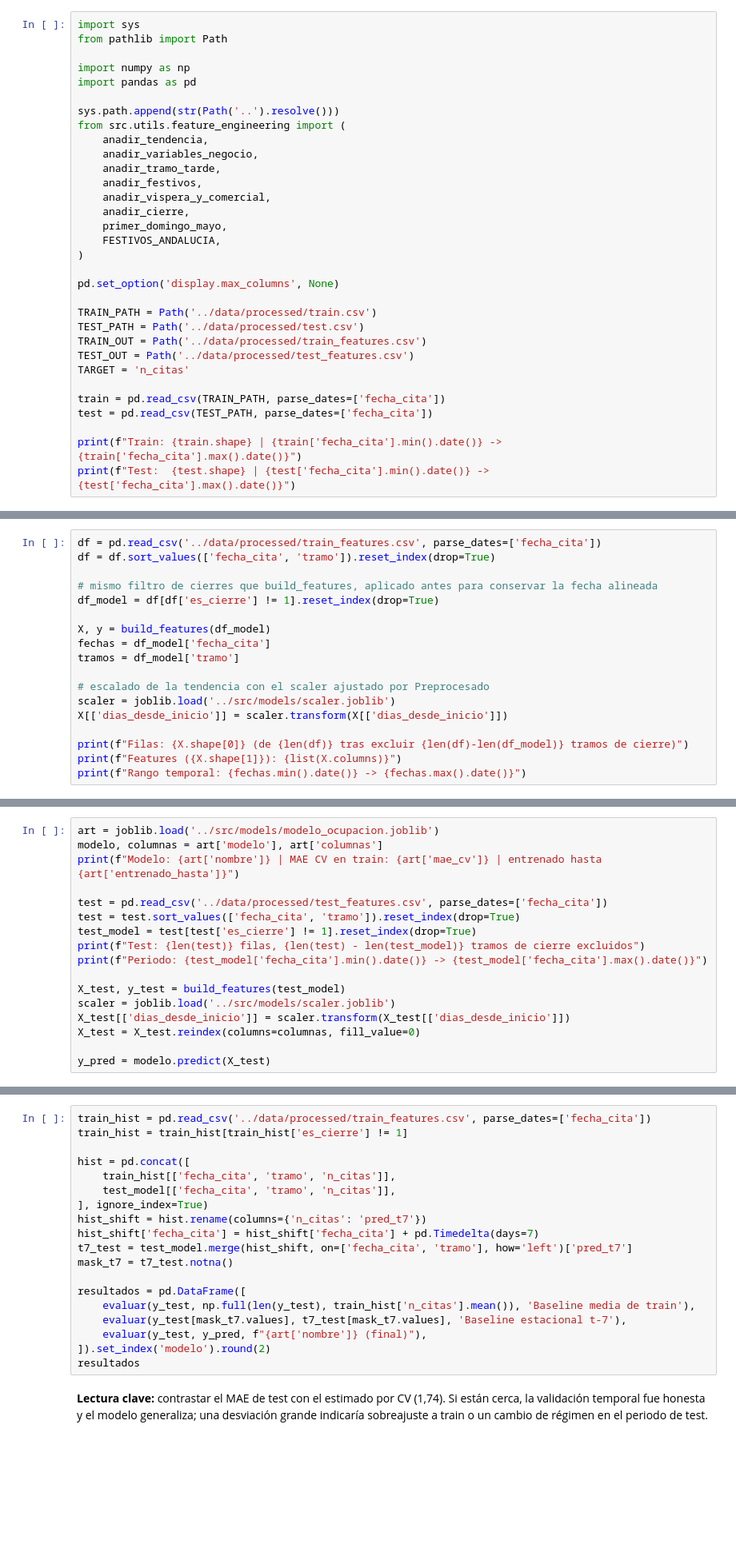
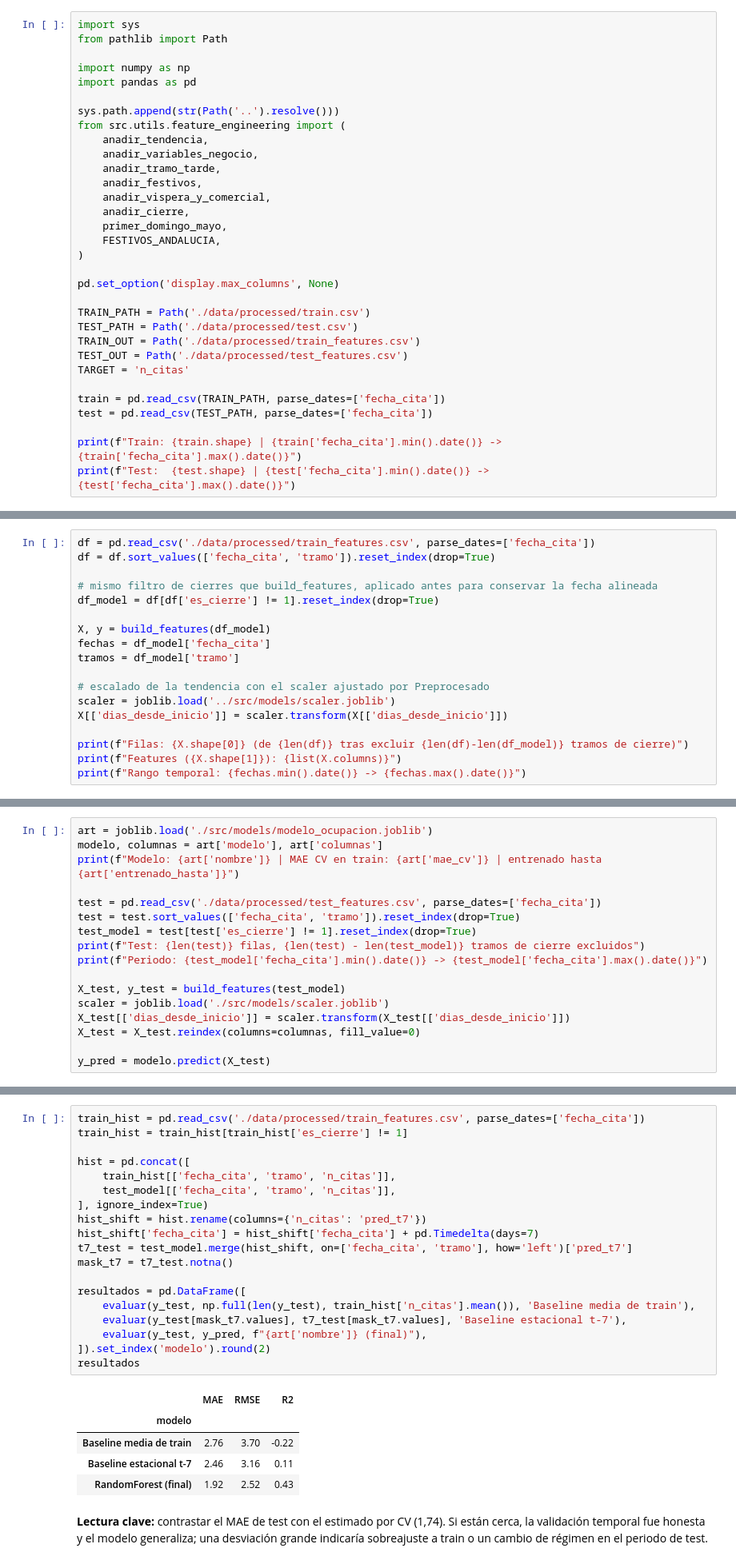
Before and after one commit to Emigarsan/ML_Spa_M003, a Jupyter notebook: main.ipynb, the cells around one changed output, grey strips where cells are left out. Shown at 80% size. Drawn from its saved outputs; the diff is of its cells as text; blank space fills up the shorter version.

```diff
--- a/main.ipynb
+++ b/main.ipynb
@@ -557,10 +787,10 @@ from src.utils.feature_engineering import (
 
 pd.set_option('display.max_columns', None)
 
-TRAIN_PATH = Path('../data/processed/train.csv')
-TEST_PATH = Path('../data/processed/test.csv')
-TRAIN_OUT = Path('../data/processed/train_features.csv')
-TEST_OUT = Path('../data/processed/test_features.csv')
+TRAIN_PATH = Path('./data/processed/train.csv')
+TEST_PATH = Path('./data/processed/test.csv')
+TRAIN_OUT = Path('./data/processed/train_features.csv')
+TEST_OUT = Path('./data/processed/test_features.csv')
 TARGET = 'n_citas'
 
 train = pd.read_csv(TRAIN_PATH, parse_dates=['fecha_cita'])
@@ -1109,7 +1485,7 @@ que definió el lane de Preprocesado. Guardamos aparte las fechas (que
 `build_features` descarta) porque las necesitamos para los folds temporales y
 para el baseline estacional.
 # %%
-df = pd.read_csv('../data/processed/train_features.csv', parse_dates=['fecha_cita'])
+df = pd.read_csv('./data/processed/train_features.csv', parse_dates=['fecha_cita'])
 df = df.sort_values(['fecha_cita', 'tramo']).reset_index(drop=True)
 
 # mismo filtro de cierres que build_features, aplicado antes para conservar la fecha alineada
@@ -1366,18 +1787,18 @@ cierres, `build_features`, scaler) y alineamos las columnas del one-hot con las
 que vio el modelo en entrenamiento — si a test le faltara alguna categoría
 (p. ej. una temporada), se rellena a 0.
 # %%
-art = joblib.load('../src/models/modelo_ocupacion.joblib')
+art = joblib.load('./src/models/modelo_ocupacion.joblib')
 modelo, columnas = art['modelo'], art['columnas']
 print(f"Modelo: {art['nombre']} | MAE CV en train: {art['mae_cv']} | entrenado hasta {art['entrenado_hasta']}")
 
-test = pd.read_csv('../data/processed/test_features.csv', parse_dates=['fecha_cita'])
+test = pd.read_csv('./data/processed/test_features.csv', parse_dates=['fecha_cita'])
 test = test.sort_values(['fecha_cita', 'tramo']).reset_index(drop=True)
 test_model = test[test['es_cierre'] != 1].reset_index(drop=True)
 print(f"Test: {len(test)} filas, {len(test) - len(test_model)} tramos de cierre excluidos")
 print(f"Periodo: {test_model['fecha_cita'].min().date()} -> {test_model['fecha_cita'].max().date()}")
 
 X_test, y_test = build_features(test_model)
-scaler = joblib.load('../src/models/scaler.joblib')
+scaler = joblib.load('./src/models/scaler.joblib')
 X_test[['dias_desde_inicio']] = scaler.transform(X_test[['dias_desde_inicio']])
 X_test = X_test.reindex(columns=columnas, fill_value=0)
 
@@ -1389,24 +1814,30 @@ Como contexto añadimos los dos baselines calculados **sobre el mismo periodo de
 test**: la media de train y el estacional t-7 (que aquí puede usar el final de
 train como historia — sigue siendo solo pasado, es una referencia legítima).
 # %%
-train_hist = pd.read_csv('../data/processed/train_features.csv', parse_dates=['fecha_cita'])
+train_hist = pd.read_csv('./data/processed/train_features.csv', parse_dates=['fecha_cita'])
 train_hist = train_hist[train_hist['es_cierre'] != 1]
 
 hist = pd.concat([
     train_hist[['fecha_cita', 'tramo', 'n_citas']],
     test_model[['fecha_cita', 'tramo', 'n_citas']],
 ], ignore_index=True)
 hist_shift = hist.rename(columns={'n_citas': 'pred_t7'})
 hist_shift['fecha_cita'] = hist_shift['fecha_cita'] + pd.Timedelta(days=7)
 t7_test = test_model.merge(hist_shift, on=['fecha_cita', 'tramo'], how='left')['pred_t7']
 mask_t7 = t7_test.notna()
 
 resultados = pd.DataFrame([
     evaluar(y_test, np.full(len(y_test), train_hist['n_citas'].mean()), 'Baseline media de train'),
     evaluar(y_test[mask_t7.values], t7_test[mask_t7.values], 'Baseline estacional t-7'),
     evaluar(y_test, y_pred, f"{art['nombre']} (final)"),
 ]).set_index('modelo').round(2)
 resultados
+# %% [output]
+|  | MAE | RMSE | R2 |
+| modelo |  |  |  |
+| Baseline media de train | 2.76 | 3.70 | -0.22 |
+| Baseline estacional t-7 | 2.46 | 3.16 | 0.11 |
+| RandomForest (final) | 1.92 | 2.52 | 0.43 |
 # %% [markdown]
 **Lectura clave:** contrastar el MAE de test con el estimado por CV
 (1,74). Si están cerca, la validación temporal fue honesta y el modelo
```
Also changed, not shown: parts of 52 cells of this notebook, 2 other files.
